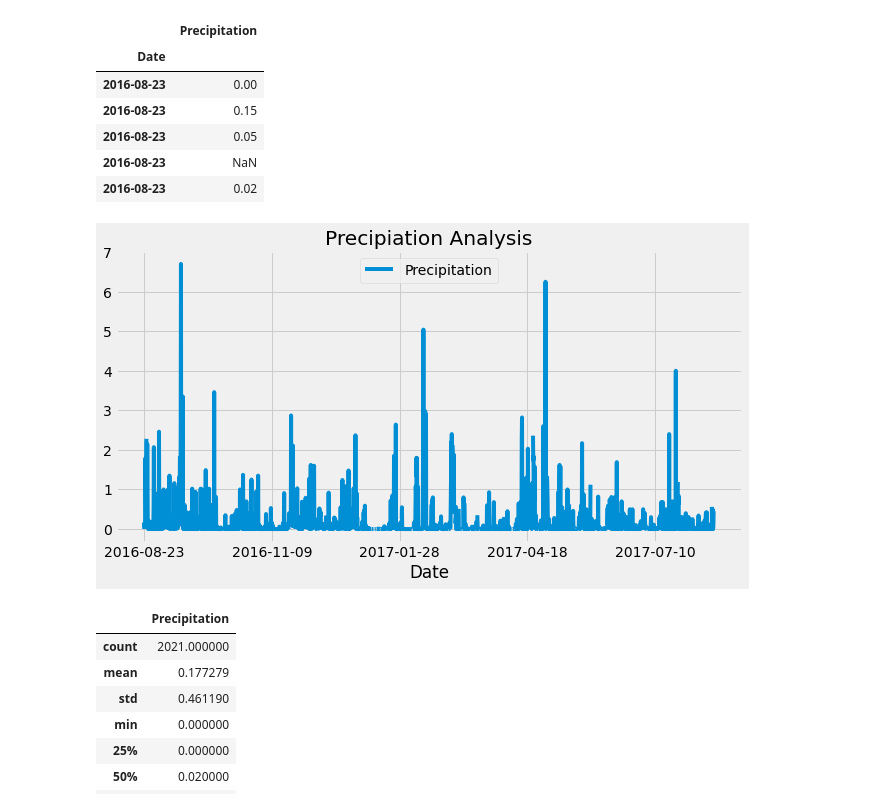
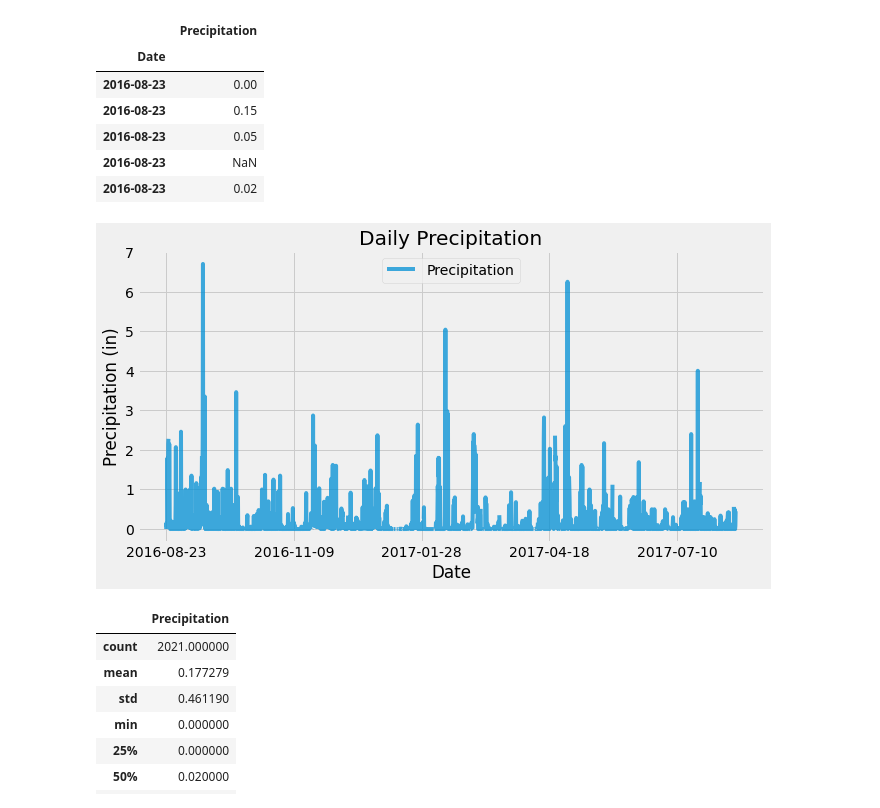
Before and after one commit to ddemoe7/sqlalchemy-challenge, a Jupyter notebook: Climate_Starter.ipynb, the cells around one changed output. Saved outputs shown, nothing was run; the diff lists cells and outputs as text; code cells hidden in the pictures.

```diff
--- a/Climate_Starter.ipynb
+++ b/Climate_Starter.ipynb
@@ -75,12 +75,14 @@ PrecipData_df.head()
 | 2016-08-23 | 0.02 |
 # %%
 # Use Pandas Plotting with Matplotlib to plot the data
-PrecipData_df.plot(title="Precipiation Analysis", figsize=(10,5))
+PrecipData_df.plot(alpha=0.75, figsize=(10,5))
+plt.title('Daily Precipitation')
 plt.legend(loc='upper center')
+plt.ylabel('Precipitation (in)')
 plt.savefig("Images/precipitation.png")
 plt.show()
 # %% [output]
-[figure, old version]
+[figure, new version]
 # %%
 # Use Pandas to calculate the summary statistics for the precipitation data
 PrecipData_df.describe()
```
Also changed, not shown: parts of 1 cell of this notebook, 5 other files.
